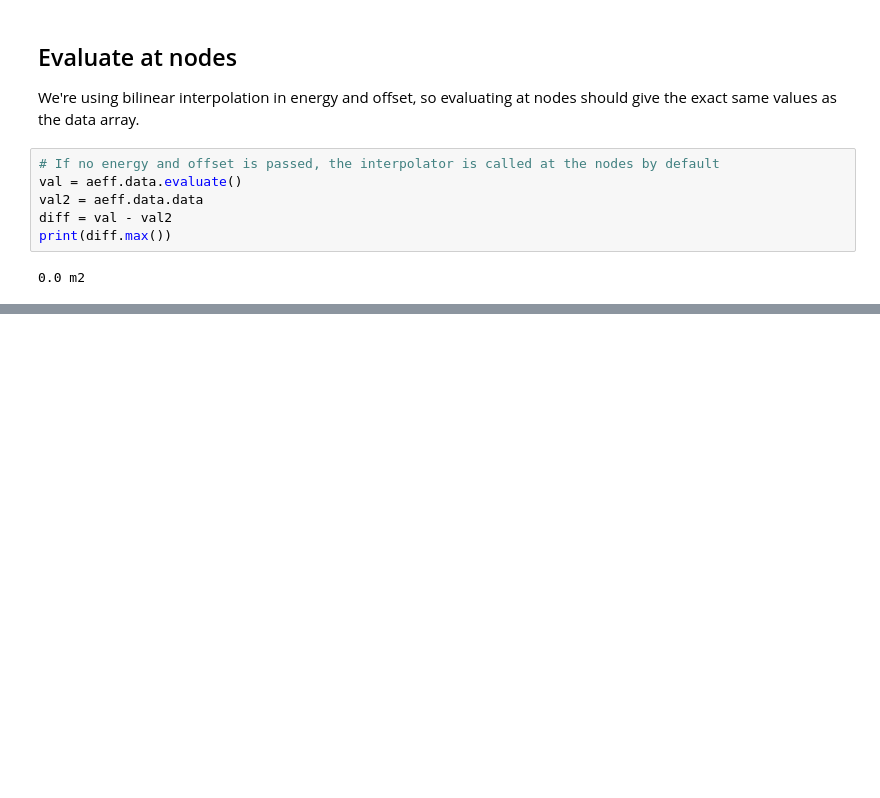
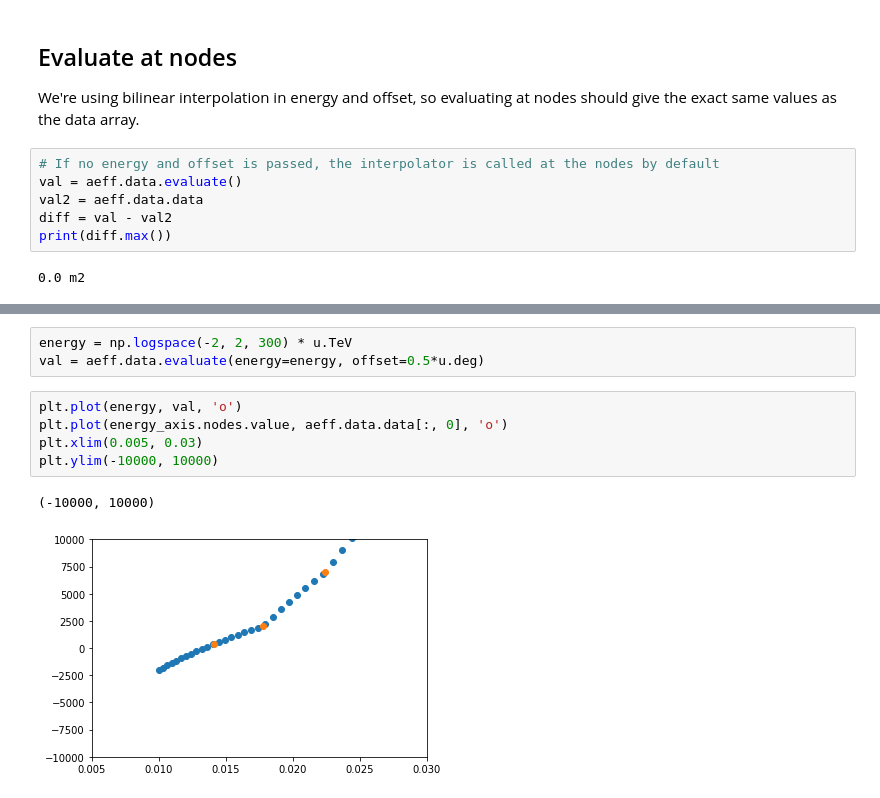
Before and after one commit to gammasky/cta-dc, a Jupyter notebook: data/aeff-interpolation.ipynb, the cells around one changed output, grey strips where cells are left out. Drawn from its saved outputs; the diff is of its cells as text; blank space fills up the shorter version.

```diff
--- a/data/aeff-interpolation.ipynb
+++ b/data/aeff-interpolation.ipynb
@@ -122,0 +131,11 @@ print(diff.max())
+# %%
+energy = np.logspace(-2, 2, 300) * u.TeV
+val = aeff.data.evaluate(energy=energy, offset=0.5*u.deg)
+# %%
+plt.plot(energy, val, 'o')
+plt.plot(energy_axis.nodes.value, aeff.data.data[:, 0], 'o')
+plt.xlim(0.005, 0.03)
+plt.ylim(-10000, 10000)
+# %% [output]
+(-10000, 10000)
+[figure, added]
```
Also changed, not shown: parts of 2 cells of this notebook.
